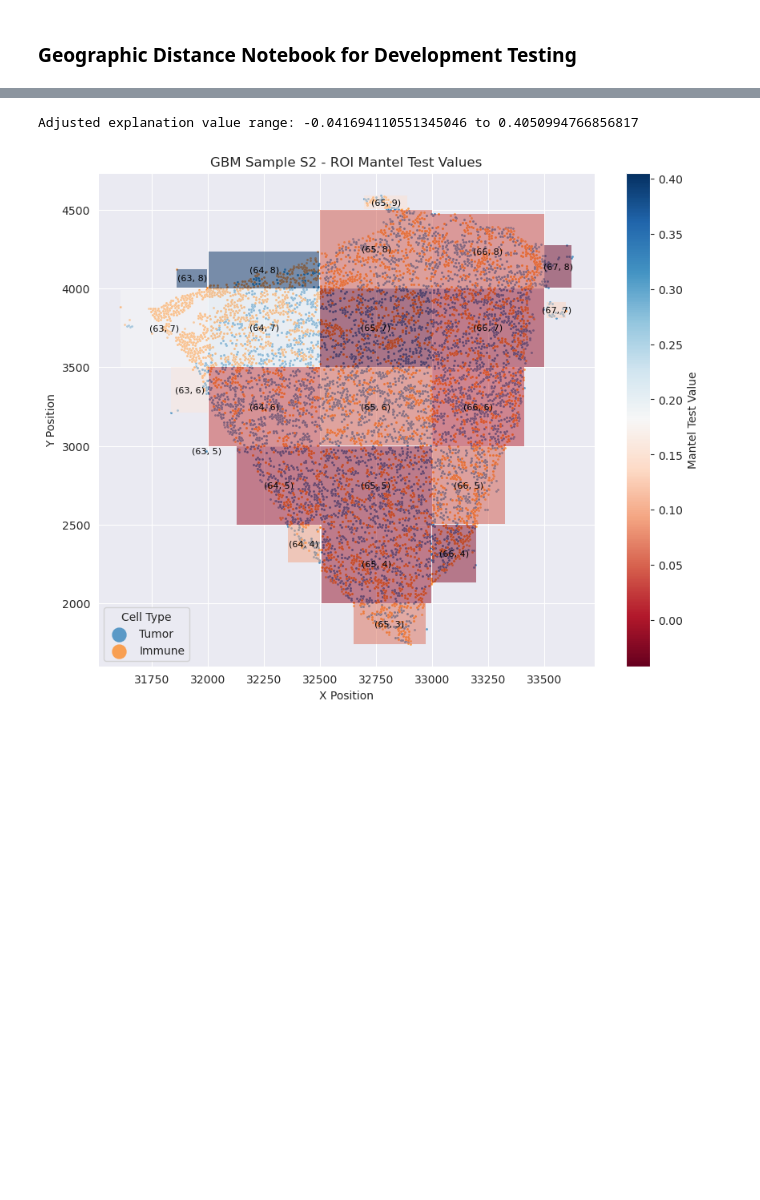
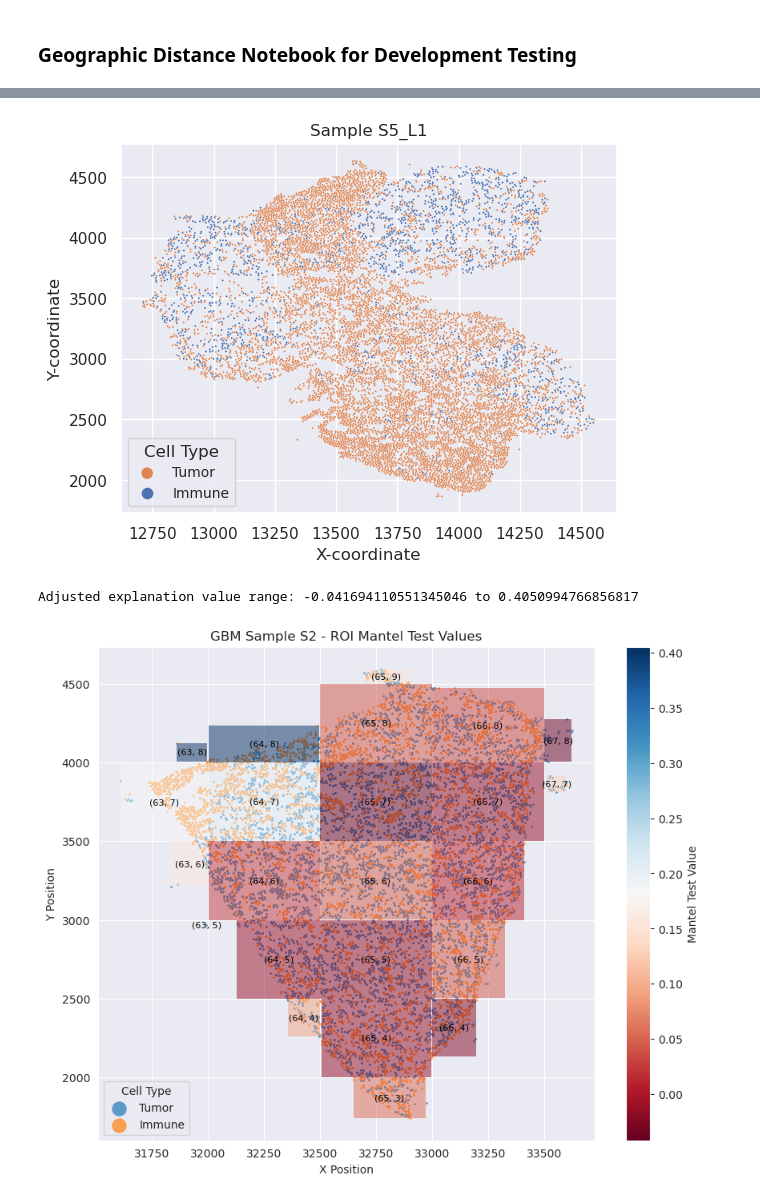
Before and after one commit to emmachancellor/ExtendedCorrelationFunctions_ECD, a Jupyter notebook: geographic_distance.ipynb, the cells around one changed output, grey strips where cells are left out. Drawn from its saved outputs; the diff is of its cells as text; code cells hidden in the pictures; blank space fills up the shorter version.

```diff
--- a/geographic_distance.ipynb
+++ b/geographic_distance.ipynb
@@ -56,3 +25,16 @@ Calculating perturbed intensity matrix for ROI:  (64, 6) for  6  of  23  ROIs
+# %%
+# Plotting
+sample_df = pd.read_csv('/home/ecdyer/labshare/PROJECTS/SPATIAL_STATS/data/P2_BTC/S5_L1.csv')
+sns.set_theme(style='darkgrid')  # Set the aesthetic style of the plots
+sns.scatterplot(data=sample_df, x='x_centroid', y='y_centroid', s=2, hue='tumor_immune')  # Plot points
+plt.legend(title='Cell Type', labels=['Tumor', 'Immune'], loc='lower left', fontsize=10, markerscale=6)
+plt.xlabel('X-coordinate')  # Optional: Set the x-axis label
+plt.ylabel('Y-coordinate')  # Optional: Set the y-axis label
+plt.title('Sample S5_L1')  # Optional: Set the plot title
+plt.savefig('/home/ecdyer/labshare/PROJECTS/SPATIAL_STATS/figures/original_scatter/s5_l1_scatter.png', dpi=300, bbox_inches='tight')
+plt.show()
+# %% [output]
+[figure, added]
 # %%
 # Plot Heatmap with Explainer Values
 
```
Also changed, not shown: parts of 2 cells of this notebook, 5 other files.
